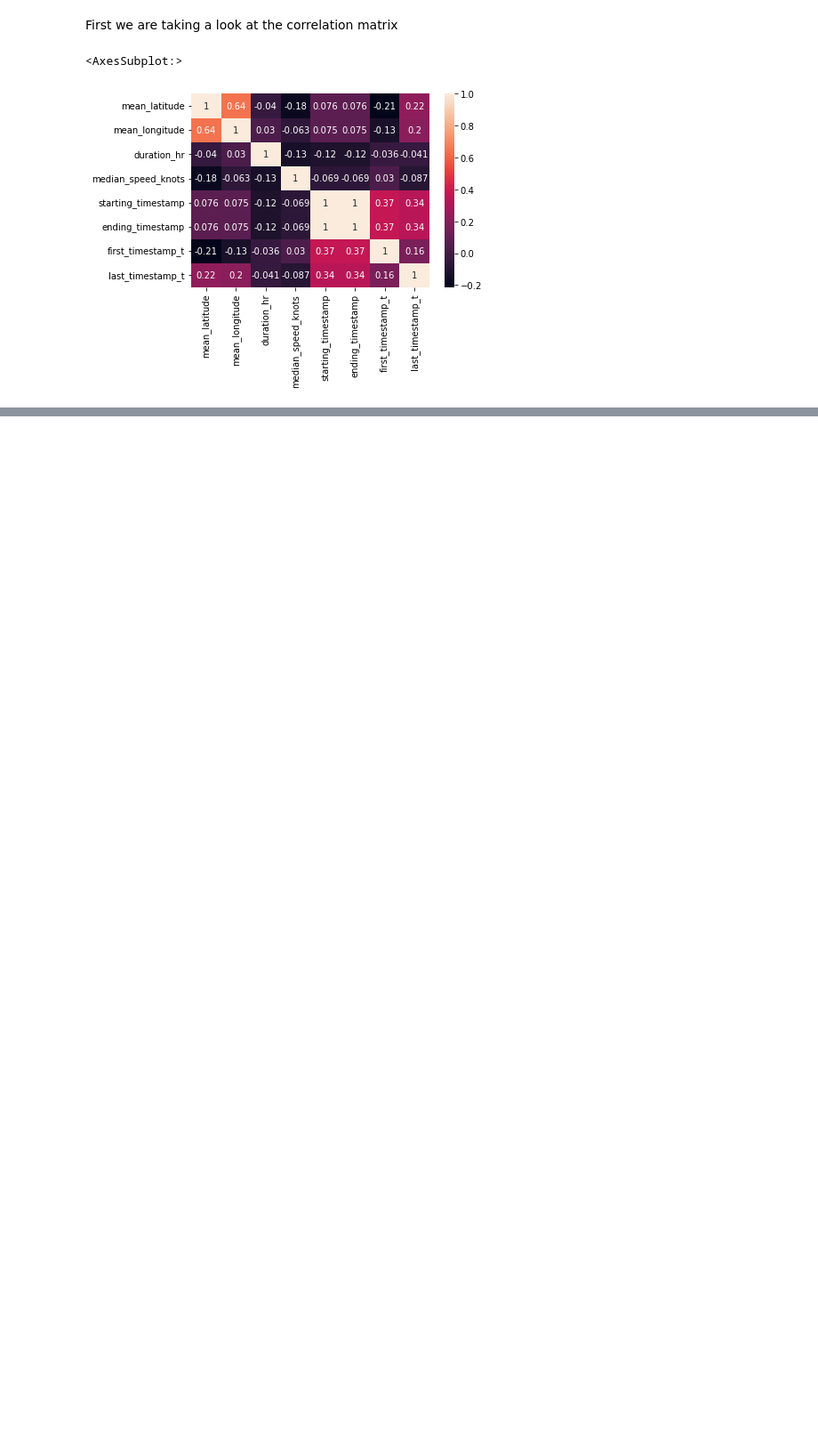
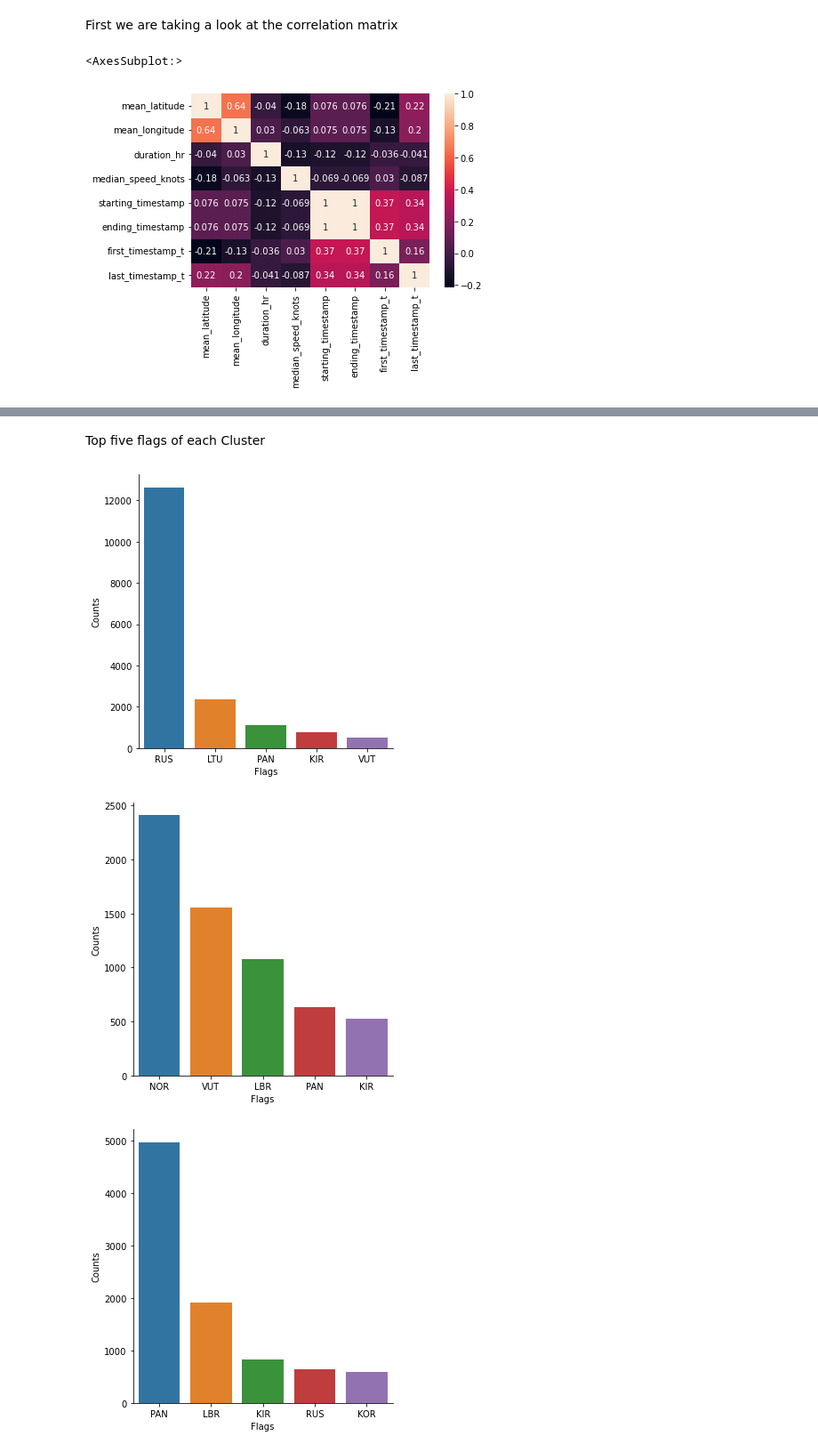
Before and after one commit to neuhart/Doing_DataScience_SS22, a Jupyter notebook: Clustering_p.ipynb, the cells around one changed output, grey strips where cells are left out. Shown: that part at 89% size. Cells and saved outputs as stored; diff of their text form; code cells hidden in the pictures; blank space fills up the shorter version.

```diff
--- a/Clustering_p.ipynb
+++ b/Clustering_p.ipynb
@@ -76,0 +89,13 @@ memory usage: 3.3 MB
+# %% [markdown]
+Top five flags of each Cluster
+# %%
+flags_cluster_list = [df[df['Cluster']==i]['flag_t'] for i in range(4)]
+
+for i in flags_cluster_list:
+    flags_counts = pd.DataFrame(sorted(zip(i.unique(),i.value_counts()), key=lambda x: x[1],reverse=True)[:5])
+    flags_counts.columns=['Flags','Counts']
+    sns.catplot(data=flags_counts,x='Flags',y='Counts',kind="bar")
+# %% [output]
+[figure, added]
+[figure, added]
+[figure, added]
```
Also changed, not shown: parts of 21 cells of this notebook.
